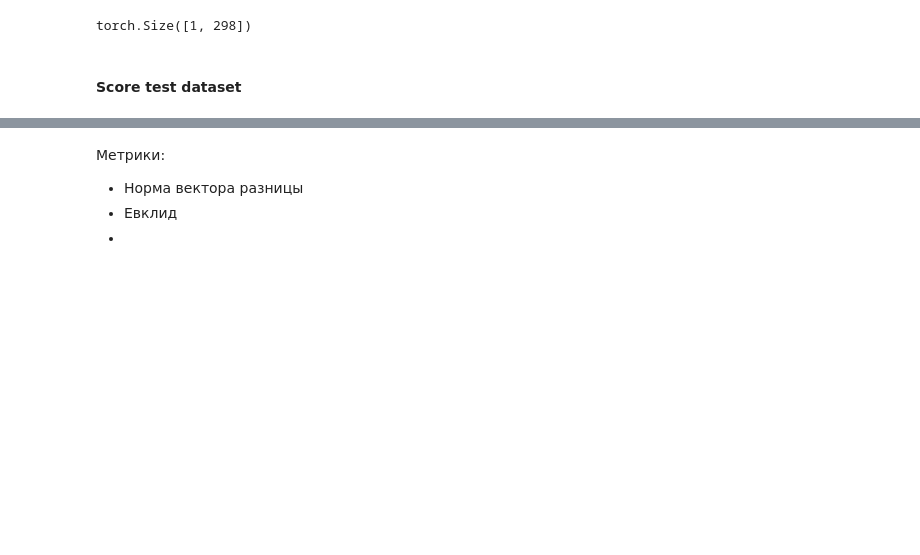
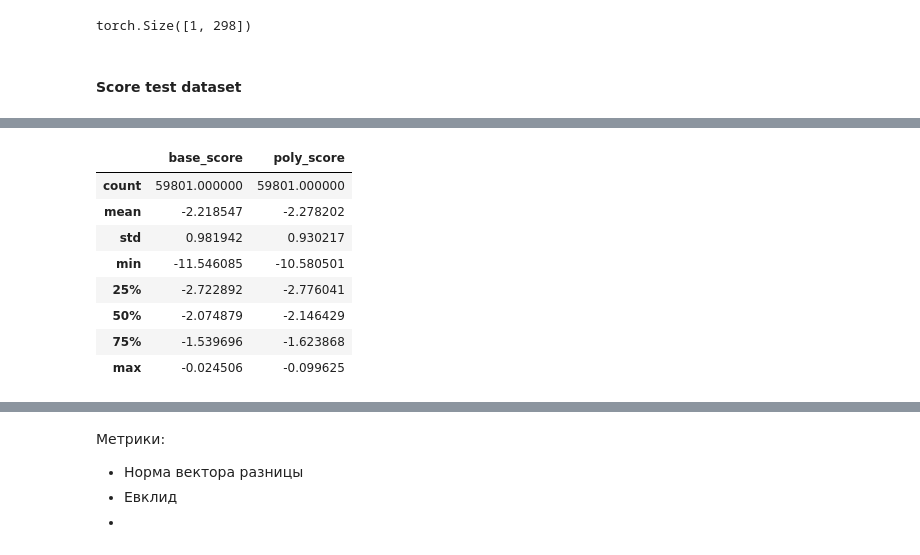
Before and after one commit to Xenomirant/ModularLM, a Jupyter notebook: analytics/bert_analytics.ipynb, the cells around one changed output, grey strips where cells are left out. Cells and saved outputs as stored; diff of their text form; code cells hidden in the pictures; blank space fills up the shorter version.

```diff
--- a/analytics/bert_analytics.ipynb
+++ b/analytics/bert_analytics.ipynb
@@ -304,0 +390,14 @@ res[0]
+# %%
+merged = pd.concat((res[0], df.was_changed), axis=1)
+# %%
+merged[merged.was_changed].describe()
+# %% [output]
+|  | base_score | poly_score |
+| count | 59801.000000 | 59801.000000 |
+| mean | -2.218547 | -2.278202 |
+| std | 0.981942 | 0.930217 |
+| min | -11.546085 | -10.580501 |
+| 25% | -2.722892 | -2.776041 |
+| 50% | -2.074879 | -2.146429 |
+| 75% | -1.539696 | -1.623868 |
+| max | -0.024506 | -0.099625 |
```
Also changed, not shown: parts of 40 cells of this notebook, 4 other files.
